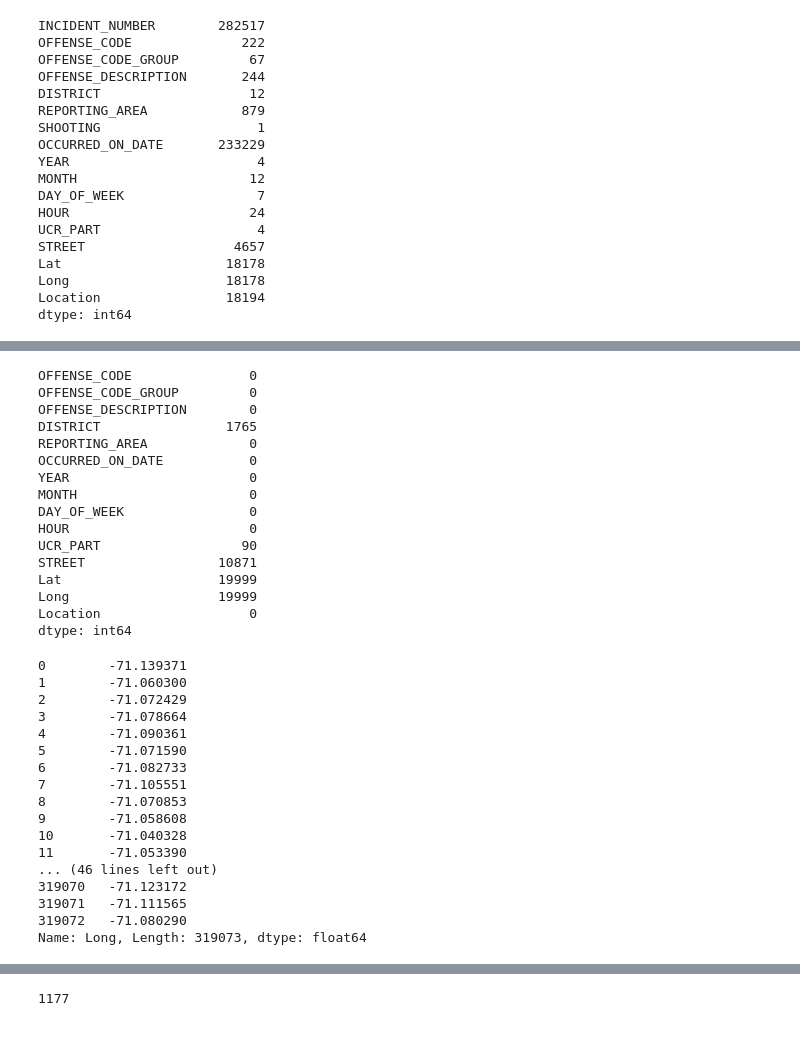
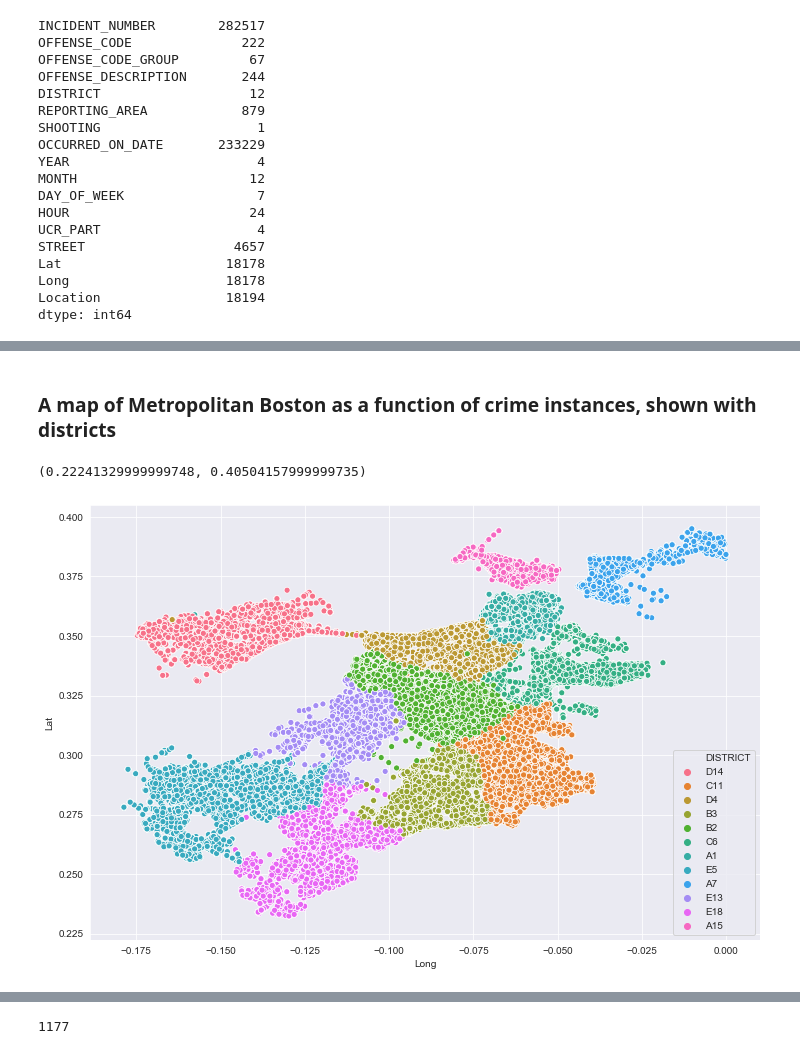
Before and after one commit to psaunderualberta/DataScienceProjects, a Jupyter notebook: Crimes in Boston.ipynb, the cells around one changed output, grey strips where cells are left out. Saved outputs shown, nothing was run; the diff lists cells and outputs as text; code cells hidden in the pictures.

```diff
--- a/Crimes in Boston.ipynb
+++ b/Crimes in Boston.ipynb
@@ -133,41 +159,12 @@ Name: OFFENSE_CODE_GROUP, dtype: int64
+# %% [markdown]
+### A map of Metropolitan Boston as a function of crime instances, shown with districts
+# %%
+plt.figure(figsize=(12, 8))
+sns.scatterplot(crimes['Long'], crimes['Lat'], hue=crimes['DISTRICT'])
+plt.xlim(crimes['Long'].min() - 0.01, crimes['Long'].max() + 0.01)
+plt.ylim(crimes['Lat'].min() - 0.01, crimes['Lat'].max() + 0.01)
+# %% [output]
+(0.22241329999999748, 0.40504157999999735)
+[figure, added]
 # %%
 crimes.drop(['INCIDENT_NUMBER'], axis=1, inplace=True)
-# %%
-crimes.isnull().sum()
-# %% [output]
-OFFENSE_CODE               0
-OFFENSE_CODE_GROUP         0
-OFFENSE_DESCRIPTION        0
-DISTRICT                1765
-REPORTING_AREA             0
-OCCURRED_ON_DATE           0
-YEAR                       0
-MONTH                      0
-DAY_OF_WEEK                0
-HOUR                       0
-UCR_PART                  90
-STREET                 10871
-Lat                    19999
-Long                   19999
-Location                   0
-dtype: int64
-# %%
-crimes['Long']
-# %% [output]
-0        -71.139371
-1        -71.060300
-2        -71.072429
-3        -71.078664
-4        -71.090361
-5        -71.071590
-6        -71.082733
-7        -71.105551
-8        -71.070853
-9        -71.058608
-10       -71.040328
-11       -71.053390
-... (46 lines left out)
-319070   -71.123172
-319071   -71.111565
-319072   -71.080290
-Name: Long, Length: 319073, dtype: float64
```
Also changed, not shown: parts of 29 cells of this notebook.
